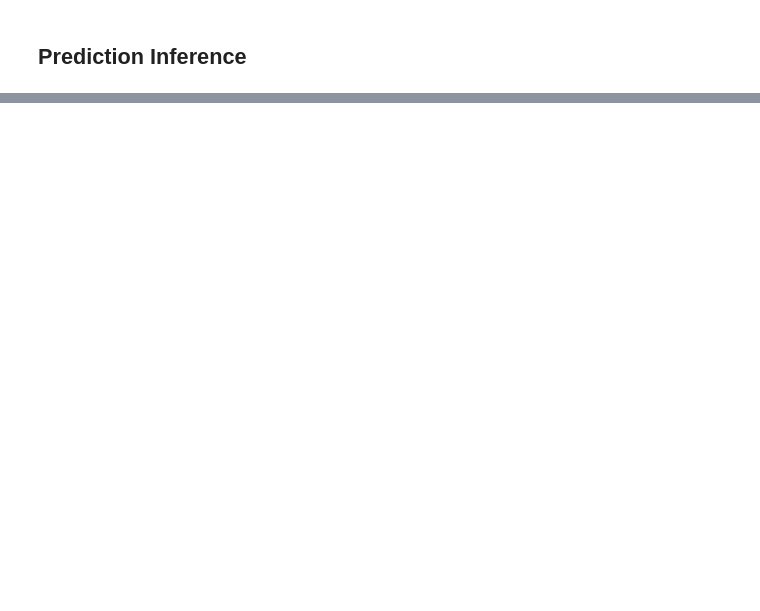
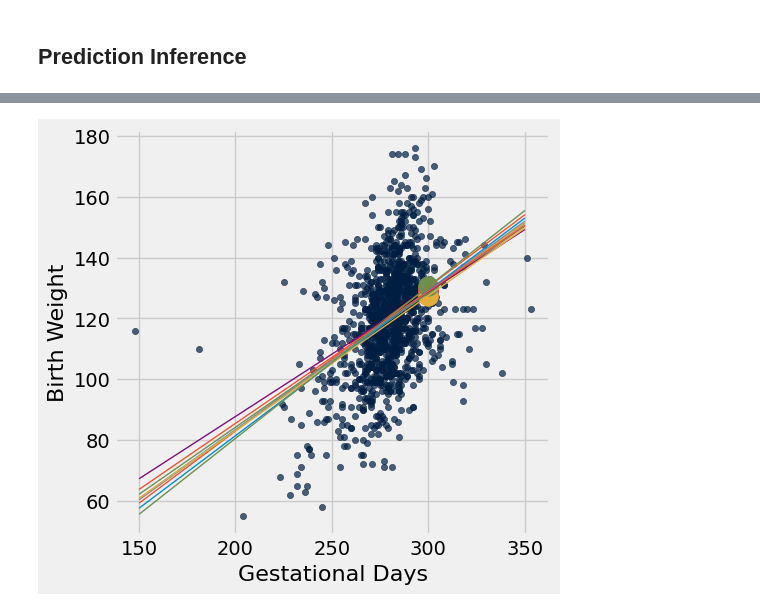
Before and after one commit to ciretorres/python, a Jupyter notebook: data8.3x/week3/sec07_regression_inference.ipynb, the cells around one changed output, grey strips where cells are left out. Saved outputs shown, nothing was run; the diff lists cells and outputs as text; code cells hidden in the pictures; blank space fills up the shorter version.

Commit message:
Lec 7.2 Prediction Variability

```diff
--- a/data8.3x/week3/sec07_regression_inference.ipynb
+++ b/data8.3x/week3/sec07_regression_inference.ipynb
@@ -86,0 +118,11 @@ draw_and_compare(2, -5, 1000)
+# %%
+def prediction_at(t, x):
+    a = slope(t, 'Gestational Days', 'Birth Weight')
+    b = intercept(t, 'Gestational Days', 'Birth Weight')
+    return a * x + b
+
+for i in np.arange(4):
+    resample = baby.sample()
+    predicted_y = prediction_at(resample, 300)
+    resample.scatter('Gestational Days', 'Birth Weight', fit_line=True)
+    plots.scatter(300, predicted_y, color='gold', s=200)
@@ -86,0 +134,16 @@ draw_and_compare(2, -5, 1000)
+# %%
+lines = Table(['slope', 'intercept', 'at 150', 'at 300', 'at 350'])
+
+for i in range(10):
+    resample = baby.sample()
+    a = slope(resample, 'Gestational Days', 'Birth Weight')
+    b = intercept(resample, 'Gestational Days', 'Birth Weight')
+    lines.append([a, b, a * 150 + b, a * 300 + b, a * 350 + b])
+
+baby.scatter('Gestational Days', 'Birth Weight')
+for i in np.arange(lines.num_rows):
+    line = lines.row(i)
+    plots.plot([150, 350], [line.item('at 150'), line.item('at 350')], lw=1)
+    plots.scatter(300, line.item('at 300'), s=200)
+# %% [output]
+[figure, added]
```
Also changed, not shown: parts of 13 cells of this notebook.
